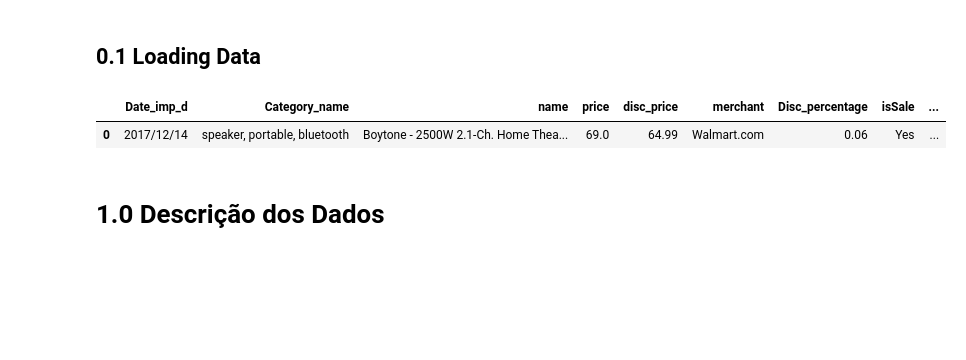
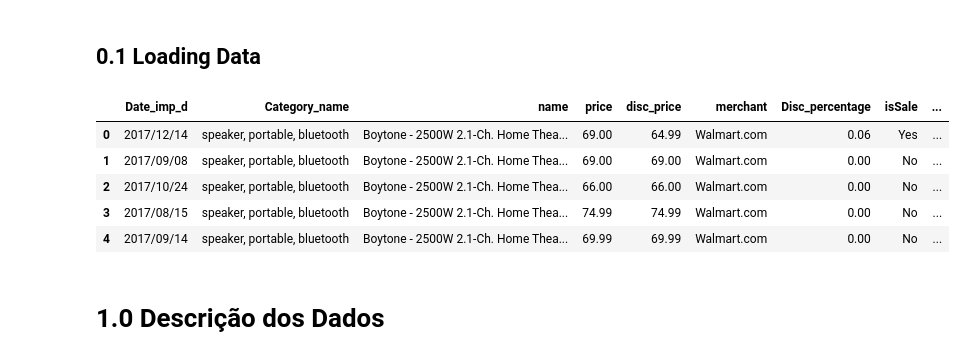
Before and after one commit to TiagoTuk/elasticidade_preco, a Jupyter notebook: notebooks/c1-metrics.ipynb, the cells around one changed output. Drawn from its saved outputs; the diff is of its cells as text; code cells hidden in the pictures; blank space fills up the shorter version.

```diff
--- a/notebooks/c1-metrics.ipynb
+++ b/notebooks/c1-metrics.ipynb
@@ -12,10 +14,14 @@ df_raw = pd.read_csv('../data/df_ready.csv')
 df_raw = df_raw.drop(columns={  'Unnamed: 0', 'Date_imp', 'Cluster', 'condition', 'sourceURLs', 'Date_imp_d.1',
                                 'Zscore_1', 'price_std', 'imageURLs', 'shipping', 'weight', 'currency'})
 # %%
-df_raw.head(1)
+df_raw.head()
 # %% [output]
 |  | Date_imp_d | Category_name | name | price | disc_price | merchant | Disc_percentage | isSale | ... |
-| 0 | 2017/12/14 | speaker, portable, bluetooth | Boytone - 2500W 2.1-Ch. Home Thea... | 69.0 | 64.99 | Walmart.com | 0.06 | Yes | ... |
+| 0 | 2017/12/14 | speaker, portable, bluetooth | Boytone - 2500W 2.1-Ch. Home Thea... | 69.00 | 64.99 | Walmart.com | 0.06 | Yes | ... |
+| 1 | 2017/09/08 | speaker, portable, bluetooth | Boytone - 2500W 2.1-Ch. Home Thea... | 69.00 | 69.00 | Walmart.com | 0.00 | No | ... |
+| 2 | 2017/10/24 | speaker, portable, bluetooth | Boytone - 2500W 2.1-Ch. Home Thea... | 66.00 | 66.00 | Walmart.com | 0.00 | No | ... |
+| 3 | 2017/08/15 | speaker, portable, bluetooth | Boytone - 2500W 2.1-Ch. Home Thea... | 74.99 | 74.99 | Walmart.com | 0.00 | No | ... |
+| 4 | 2017/09/14 | speaker, portable, bluetooth | Boytone - 2500W 2.1-Ch. Home Thea... | 69.99 | 69.99 | Walmart.com | 0.00 | No | ... |
 # %% [markdown]
 # 1.0 Descrição dos Dados
 # %%
```
Also changed, not shown: parts of 18 cells of this notebook.
